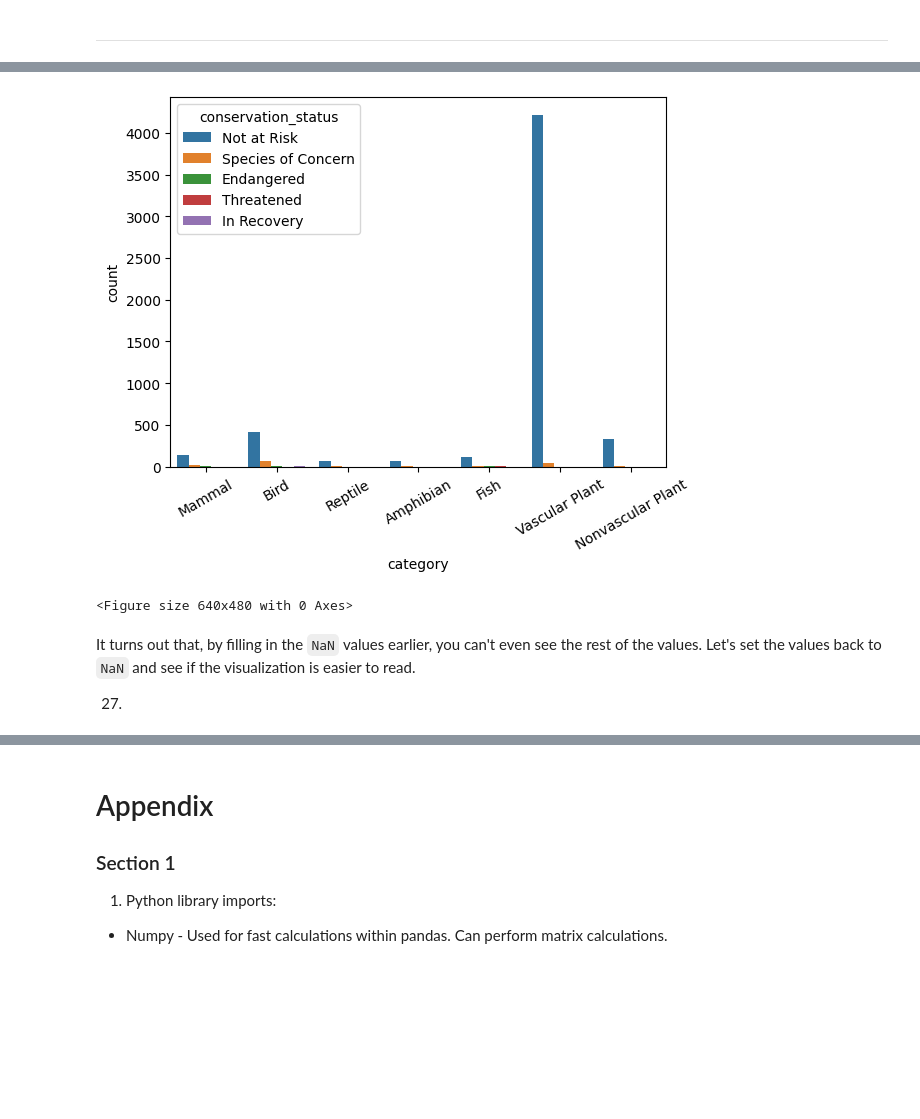
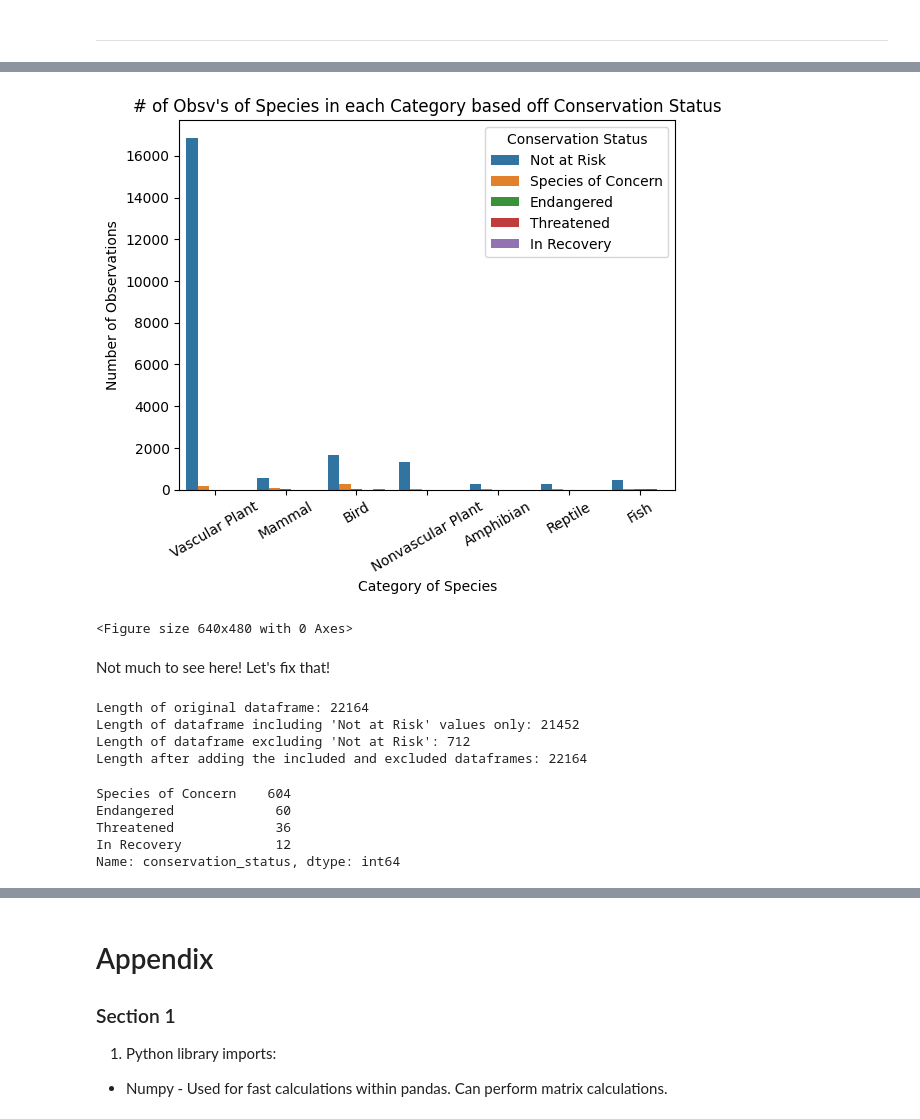
Before and after one commit to bsandma1/Biodiversity_Analysis, a Jupyter notebook: Biodiversity_Analysis.ipynb, the cells around one changed output, grey strips where cells are left out. Drawn from its saved outputs; the diff is of its cells as text; code cells hidden in the pictures; blank space fills up the shorter version.

````diff
--- a/Biodiversity_Analysis.ipynb
+++ b/Biodiversity_Analysis.ipynb
@@ -533,0 +538,4 @@ The dataframes look great!  Each dataframe contains 0 null values and 5541 uniqu
+# %%
+# 26
+
+parks_species = parks.merge(species)
@@ -547,16 +706,43 @@ not_at_risk = species[species.conservation_status == 'Not at Risk']
 # %%
-# 26
+# 31
 
-sns.countplot(data=species, x='category', hue='conservation_status')
+sns.countplot(data=parks_species, x='category', hue='conservation_status')
 ax = plt.subplot()
-ax.set_xticks(range(len(species.category.unique())))
-ax.set_xticklabels(species.category.unique(), rotation=30)
+ax.set_xticks(range(len(parks_species.category.unique())))
+ax.set_xticklabels(parks_species.category.unique(), rotation=30)
+plt.title('# of Obsv\'s of Species in each Category based off Conservation Status')
+plt.ylabel('Number of Observations')
+plt.xlabel('Category of Species')
+plt.legend(title='Conservation Status')
 plt.show()
 plt.clf()
 # %% [output]
-[figure, old version]
+[figure, new version]
 <Figure size 640x480 with 0 Axes>
-# %% [markdown]
-It turns out that, by filling in the ```NaN``` values earlier, you can't even see the rest of the values.  Let's set the values back to ```NaN``` and see if the visualization is easier to read.
-
-27.
+# %% [markdown]
+Not much to see here!  Let's fix that!
+# %%
+# 32
+
+pk_sp_nar_excluded = parks_species[parks_species.conservation_status != 'Not at Risk']
+pk_sp_nar_included = parks_species[parks_species.conservation_status == 'Not at Risk']
+
+print(f'Length of original dataframe: {len(parks_species)}')
+print(f'Length of dataframe including \'Not at Risk\' values only: {len(pk_sp_nar_included)}')
+print(f'Length of dataframe excluding \'Not at Risk\': {len(pk_sp_nar_excluded)}')
+print(f'Length after adding the included and excluded dataframes: {len(pk_sp_nar_excluded) + len(pk_sp_nar_included)}')
+# %% [output]
+Length of original dataframe: 22164
+Length of dataframe including 'Not at Risk' values only: 21452
+Length of dataframe excluding 'Not at Risk': 712
+Length after adding the included and excluded dataframes: 22164
+# %%
+# 32 (Cont.)
+
+pk_sp_nar_excluded.conservation_status.value_counts()
+# %% [output]
+Species of Concern    604
+Endangered             60
+Threatened             36
+In Recovery            12
+Name: conservation_status, dtype: int64
````
Also changed, not shown: parts of 33 cells of this notebook.
